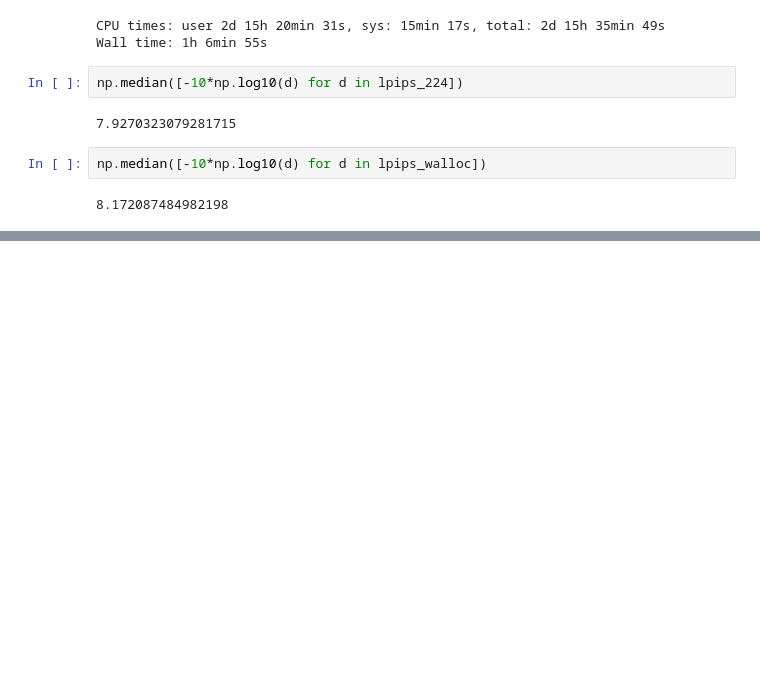
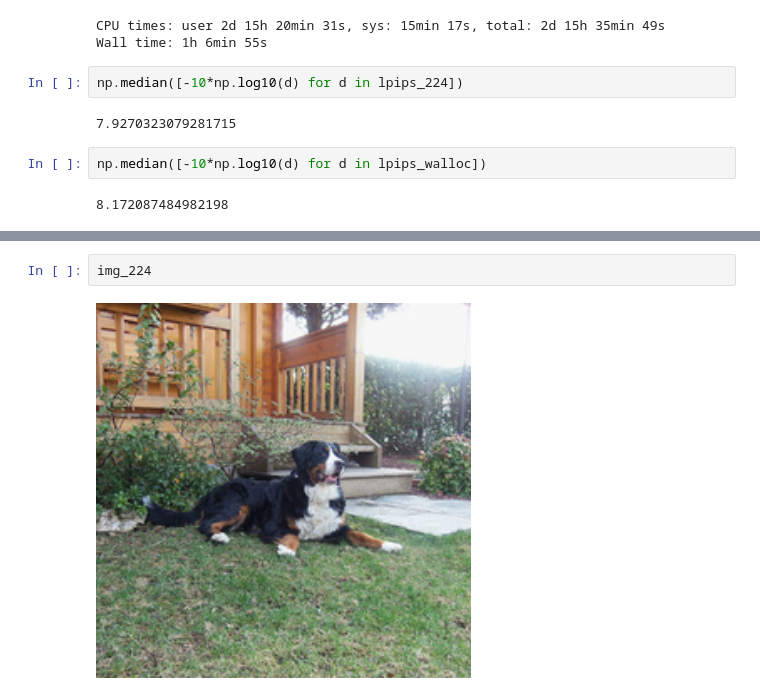
Before and after one commit to danjacobellis/walloc, a Jupyter notebook: experiments/distortion.ipynb, the cells around one changed output, grey strips where cells are left out. Cells and saved outputs as stored; diff of their text form; blank space fills up the shorter version.

```diff
--- a/experiments/distortion.ipynb
+++ b/experiments/distortion.ipynb
@@ -67,0 +80,4 @@ np.median([-10*np.log10(d) for d in lpips_walloc])
+# %%
+img_224
+# %% [output]
+[figure, added]
```
Also changed, not shown: parts of 4 cells of this notebook.
